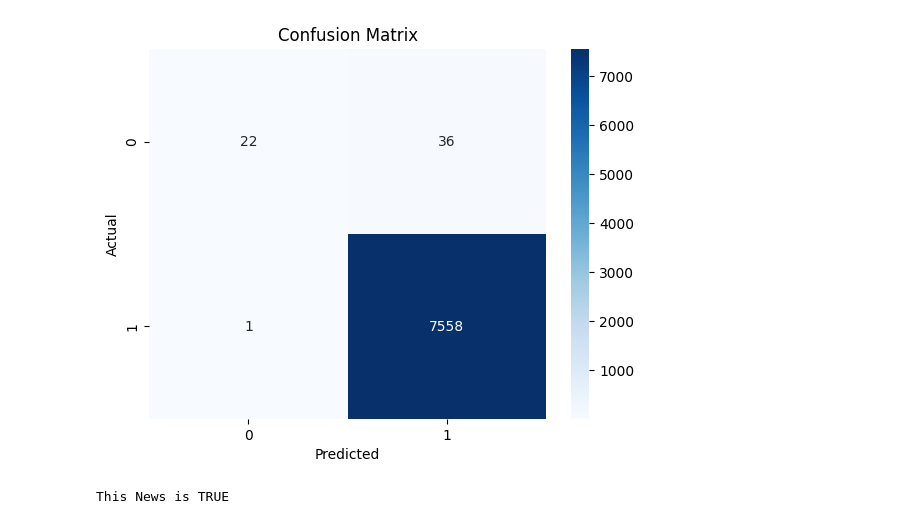
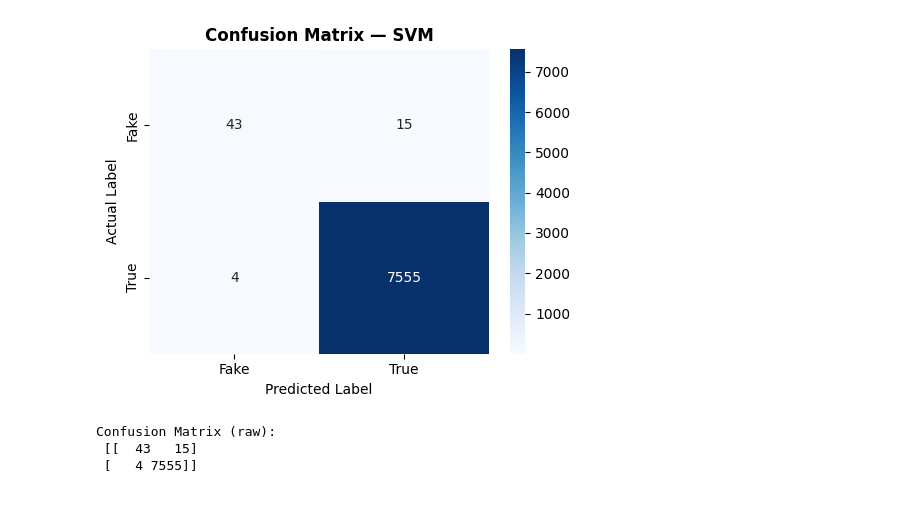
Before and after one commit to harshalbhansali22-ops/fake-news-detection, a Jupyter notebook: ML.ipynb, the cells around one changed output. Drawn from its saved outputs; the diff is of its cells as text; code cells hidden in the pictures.

```diff
--- a/ML.ipynb
+++ b/ML.ipynb
@@ -275,0 +140,15 @@ plt.show()
+# %%
+X = df['clean_text']
+y = df['Label']
+
+X_train, X_test, y_train, y_test = train_test_split(
+    X, y,
+    test_size=0.2,
+    random_state=42,
+    stratify=y   # ensures balanced class split
+)
+
+print("Training size:", X_train.shape[0])
+print("Testing size :", X_test.shape[0])
+print("\nTraining class distribution:")
+print(y_train.value_counts())
@@ -276,31 +362,28 @@ plt.show()
 # %%
-from sklearn.metrics import confusion_matrix
-import seaborn as sns
-import matplotlib.pyplot as plt
+best_model_name = "SVM"
+best_model = models[best_model_name]
 
-cm = confusion_matrix(y_test, y_pred)
+y_pred_best = best_model.predict(X_test)
+cm = confusion_matrix(y_test, y_pred_best, labels=['fake', 'true'])
 
-sns.heatmap(cm, annot=True, fmt='d', cmap='Blues')
-plt.xlabel("Predicted")
-plt.ylabel("Actual")
-plt.title("Confusion Matrix")
+plt.figure(figsize=(5, 4))
+sns.heatmap(
+    cm,
+    annot=True,
+    fmt='d',
+    cmap='Blues',
+    xticklabels=['Fake', 'True'],
+    yticklabels=['Fake', 'True']
+)
+plt.xlabel("Predicted Label")
+plt.ylabel("Actual Label")
+plt.title(f"Confusion Matrix — {best_model_name}", fontsize=12, weight='bold')
+plt.tight_layout()
 plt.show()
+
+print("\nConfusion Matrix (raw):\n", cm)
 # %% [output]
-[figure, old version]
+[figure, new version]
+Confusion Matrix (raw):
+ [[  43   15]
+ [   4 7555]]
-# %%
-def predict_news(text):
-    text = clean_text(text)
-    text = remove_stopwords(text)
-    vector = vectorizer.transform([text])
-
-    prediction = model.predict(vector)
-
-    if prediction[0] == 1:
-        print("This News is TRUE")
-    else:
-        print("This News is FAKE")
-
-# Call the function
-predict_news("Government announces new education reform policy")
-# %% [output]
-This News is TRUE
```
Also changed, not shown: parts of 22 cells of this notebook.
